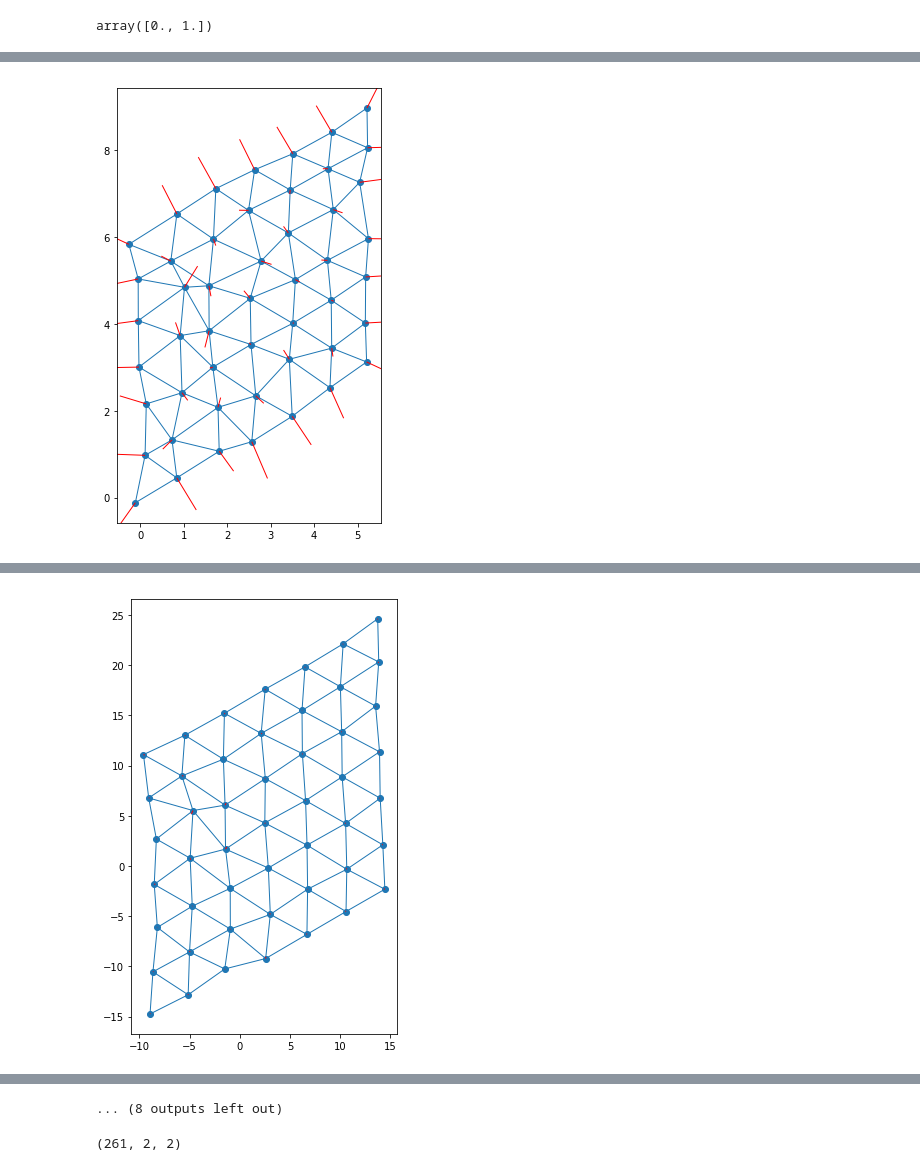
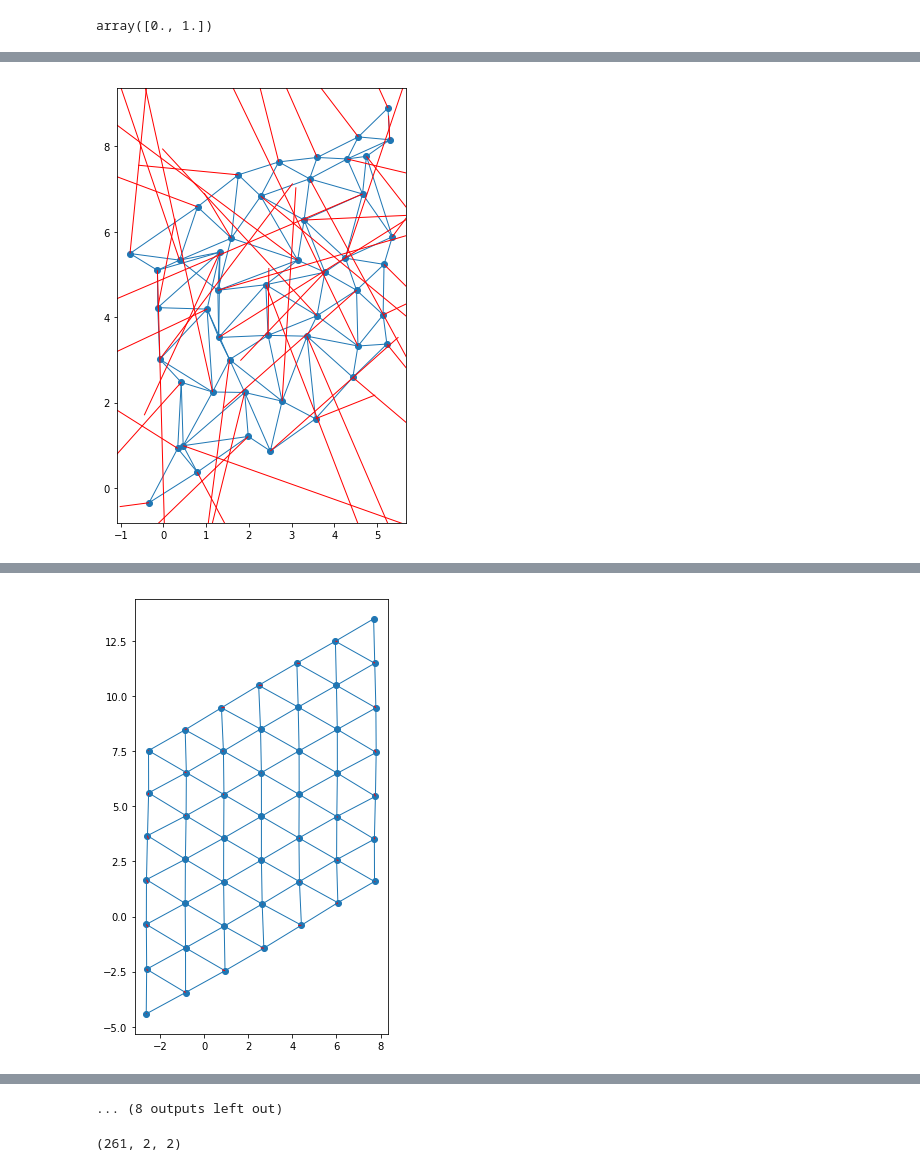
Before and after one commit to imagirom/Origami-Twist-Flagstones, a Jupyter notebook: Origami Simulator Approach.ipynb, the cells around one changed output, grey strips where cells are left out. Saved outputs shown, nothing was run; the diff lists cells and outputs as text; code cells hidden in the pictures.

```diff
--- a/Origami Simulator Approach.ipynb
+++ b/Origami Simulator Approach.ipynb
@@ -132,24 +170,51 @@ pts = np.stack([tri_grid_point(*ij) for ij in ind])
 # define grid of connections
 connections = []
 for i in range(shape[0]):
-    for j in range(shape[0] - 1):
+    for j in range(shape[1] - 1):
         connections.append([[i, j], [i, j + 1]])
 for i in range(shape[0] - 1):
-    for j in range(shape[0]):
+    for j in range(shape[1]):
         connections.append([[i, j], [i + 1, j]])
 for i in range(shape[0] - 1):
-    for j in range(shape[0] - 1):
+    for j in range(shape[1] - 1):
         connections.append([[i, j + 1], [i + 1, j]])
 connections = [[rev[i, j] for (i, j) in con]
                for con in connections]
 connections = np.array(connections)
 
+# define tuples for angles
+cyclic_offsets = np.array([[0, -1], [1, -1], [1, 0]])
+cyclic_offsets = np.concatenate([cyclic_offsets, -cyclic_offsets])
+offset_pairs = np.stack([
+    cyclic_offsets,
+    np.concatenate([cyclic_offsets[1:], cyclic_offsets[:1]])
+], axis=1)
+def in_range(i, j):
+    return (0 <= i < shape[0]) and (0 <= j < shape[1])
+
+angle_ids = []
+for i in range(shape[0]):
+    for j in range(shape[0]):
+        ij = np.array([i, j])
+        for off0, off1 in offset_pairs:
+            if in_range(*(ij + off0)) and in_range(*(ij + off1)):
+                angle_ids.append([ij+off0, ij, ij+off1])
+angle_ids = [[rev[i, j] for (i, j) in ang]
+               for ang in angle_ids]
+angle_ids = np.array(angle_ids)
+print('angle_ids', angle_ids.shape)
+
+# convert points to tensor
 n = len(pts)
 pts = torch.FloatTensor(pts)
 
-# add small offset
+# generate gt_angles
+angle_coords = group_points(pts, angle_ids)
+gt_angles = get_angles(angle_coords)
+
+# add small offset to points
 torch.random.manual_seed(0)
-pts += torch.randn(pts.shape) * 0.1
+pts += torch.randn(pts.shape) * 0.3
 pts = pts.detach().requires_grad_()
 
 # set up plotting
@@ -158,7 +223,7 @@ def plot_stuff():
     pts_np = pts.detach().numpy()
     show_lines(pts_np, connections)
     grad_np = pts.grad.numpy()
-    show_offsets(pts_np, -0.3 * grad_np)
+    show_offsets(pts_np, -0.9 * grad_np)
     plt.show()
 
 # set up optimization
@@ -170,7 +235,7 @@ optimizer = ViscousDampeningOptimizer(
     [connections],
     timestep=lr,
     dampening=0.00,
-    viscous_dampening=1
+    viscous_dampening=0.8
 )
 
 #optimizer = SGD([pts], lr=lr, momentum=0.9, dampening=0.5)
@@ -178,13 +243,14 @@ log_every = 1000
 
 # get ground truth lengths
 segments = group_points(pts, connections)
-gt_lengts = torch.ones(len(segments))*4.0
+gt_lengts = torch.ones(len(segments))*2.0
 
 #plot_stuff()
 for i in range(10000):
     optimizer.zero_grad()
     segments = group_points(pts, connections)
-    loss = distance_loss(segments, gt_lengts)
+    loss = 1 * distance_loss(segments, gt_lengts)
+    loss += 1 * angle_loss(group_points(pts, angle_ids), gt_angles)
     loss.backward()
     optimizer.step()
     if i % log_every == 0:
@@ -195 +262 @@ iteration      0, loss: 267.7978820800781
-[figure, old version]
+[figure, new version]
@@ -197 +264 @@ iteration   1000, loss: 7.131250381469727
-[figure, old version]
+[figure, new version]
```
Also changed, not shown: parts of 11 cells of this notebook.
